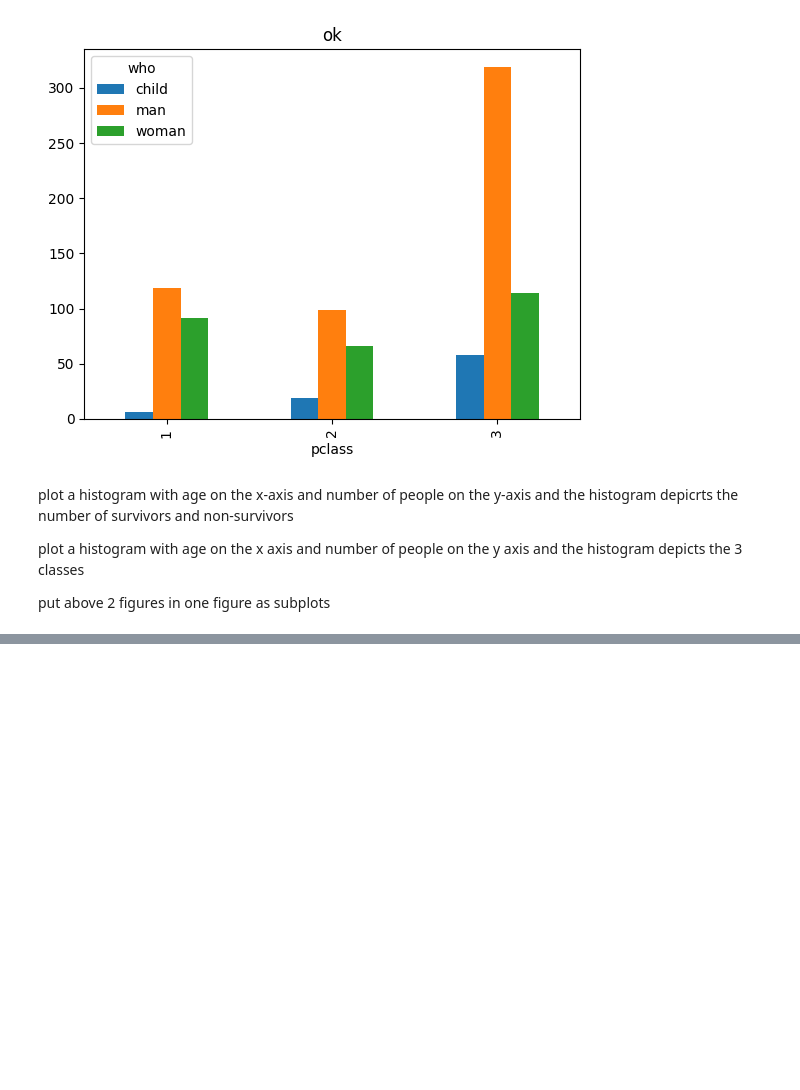
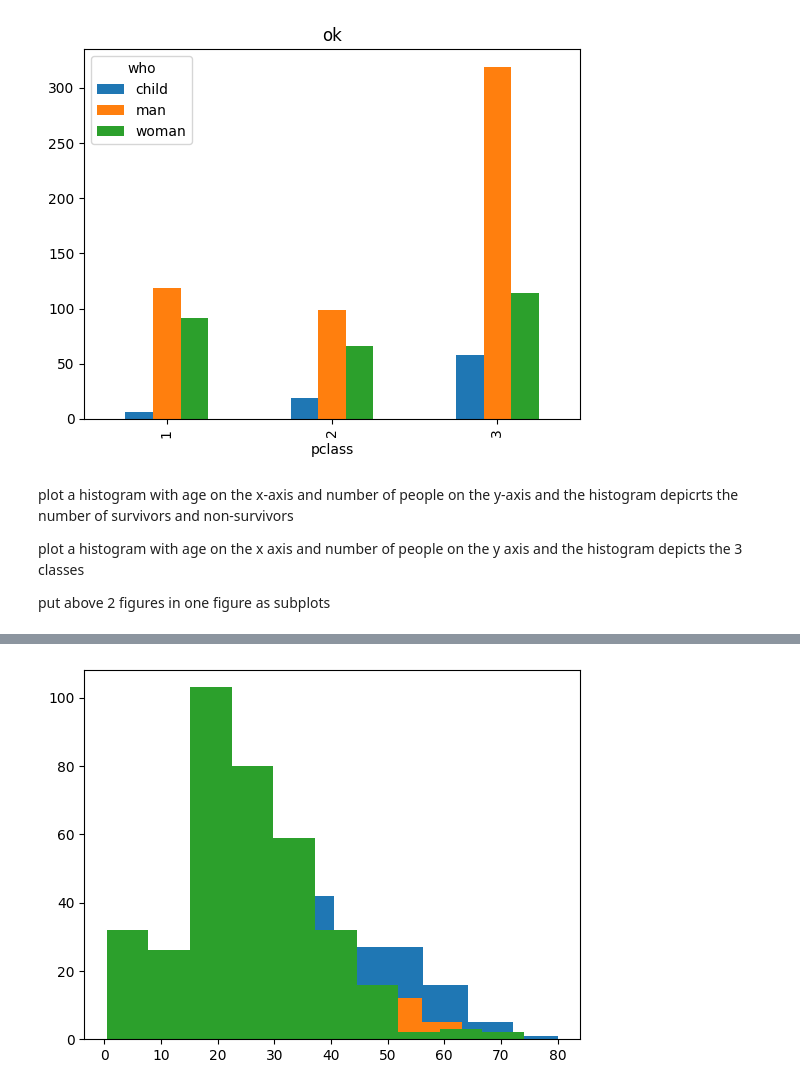
Before and after one commit to keyinji/sf2, a Jupyter notebook: pandas/titanic-part2.ipynb, the cells around one changed output, grey strips where cells are left out. Saved outputs shown, nothing was run; the diff lists cells and outputs as text; code cells hidden in the pictures; blank space fills up the shorter version.

```diff
--- a/pandas/titanic-part2.ipynb
+++ b/pandas/titanic-part2.ipynb
@@ -181,0 +193,5 @@ put above 2 figures in one figure as subplots
+# %%
+for pclass in [1, 2, 3]:
+    plt.hist(titanic_df[titanic_df["pclass"] == pclass]["age"])
+# %% [output]
+[figure, added]
```
Also changed, not shown: parts of 4 cells of this notebook.
